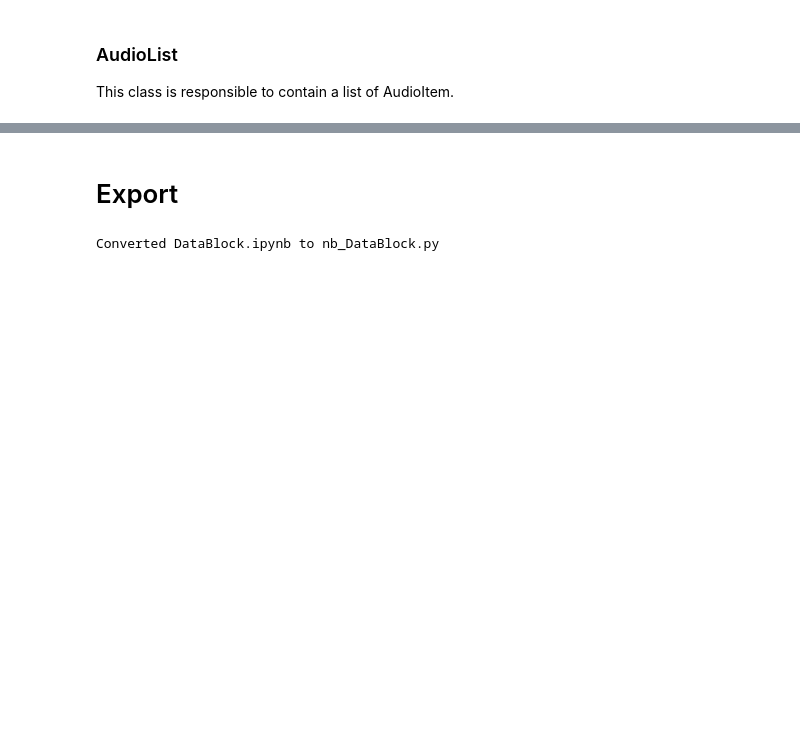
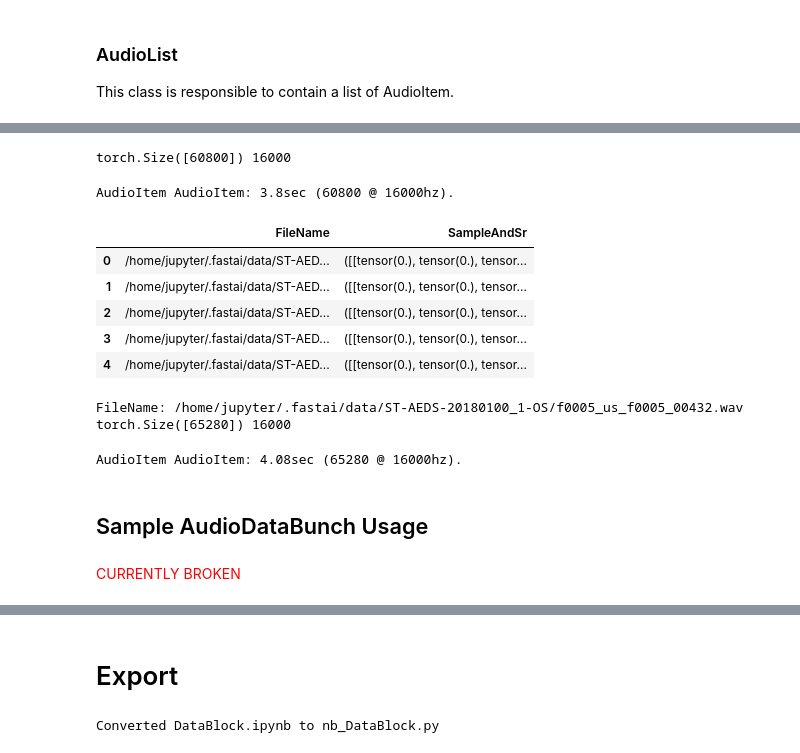
Before and after one commit to fastaudio/fastai_audio, a Jupyter notebook: DataBlock.ipynb, the cells around one changed output, grey strips where cells are left out. Drawn from its saved outputs; the diff is of its cells as text; code cells hidden in the pictures; blank space fills up the shorter version.

Commit message:
Optimised most transforms; cleaned up API; removed unneccesary helper functions; fixed REPRESENTATION; added file type extension check; probably some other stuff

```diff
--- a/DataBlock.ipynb
+++ b/DataBlock.ipynb
@@ -29,4 +18,0 @@ from IPython.display import Audio
-# %%
-# Standard path notation for fast.ai
-# The files willbe saved on $HOME/.fastai/data/timit/
-path = getFastAiWorkingDirectory('timit')
@@ -49,8 +29,7 @@ class AudioItem(ItemBase):
         self.kwargs = kwargs
 
     def __str__(self):
-        return 'REPRESENTATION'
-        if isinstance(self.data, AudioData): return f'Duration: {self.duration} seconds.'
+        if isinstance(self.data, AudioData): return f'{self.__class__.__name__}: {self.duration}sec ({len(self)} @ {self.data.sr}hz).'
         else: return f'{type(self.data)}: {self.data.shape}'
     def __len__(self): return self.data.sig.shape[0]
     def _repr_html_(self): return f'{self.__str__()}<br />{self.ipy_audio._repr_html_()}'
@@ -302,0 +131,6 @@ batch_size = 8
+# %%
+from fastai.basics import url2name, datapath4file, untar_data
+data_url = 'http://www.openslr.org/resources/45/ST-AEDS-20180100_1-OS'
+path = datapath4file(url2name(data_url))
+untar_data(data_url, dest = path)
+good_sample = path.ls()[256] # arbitrary choice of file
@@ -302,0 +191,53 @@ batch_size = 8
+# %%
+def test_AudioList_from_folder():
+    p = path
+
+    #Create AudioList
+    ils = AudioList.from_folder(p)
+
+    #Test an item
+    i=4
+    a = ils.get(i)
+    print(a.data.sig.shape, a.data.sr)
+    display(a)
+
+test_AudioList_from_folder()
+# %% [output]
+torch.Size([60800]) 16000
+AudioItem AudioItem: 3.8sec (60800 @ 16000hz).
+# %%
+def test_AudioList_from_df_data_and_sr():
+
+    #Create Data Frame
+    df = pd.DataFrame(glob.glob(str(path/'**/*.wav'), recursive=True)[:10])
+    df.columns = ['FileName']
+    df['SampleAndSr']=df['FileName'].apply(lambda n: torchaudio.load(n))
+    #df = df['tmp'].drop()
+
+    display(df.head())
+
+    #Create AudioList
+    ils = AudioList.from_df(df, path, cols=['SampleAndSr'])
+
+    #Test an item
+    i=6
+    print(f'FileName: {df.FileName[i]}')
+    a = ils.get(i)
+    print(a.data.sig.shape, a.data.sr)
+    display(a)
+
+test_AudioList_from_df_data_and_sr()
+# %% [output]
+|  | FileName | SampleAndSr |
+| 0 | /home/jupyter/.fastai/data/ST-AED... | ([[tensor(0.), tensor(0.), tensor... |
+| 1 | /home/jupyter/.fastai/data/ST-AED... | ([[tensor(0.), tensor(0.), tensor... |
+| 2 | /home/jupyter/.fastai/data/ST-AED... | ([[tensor(0.), tensor(0.), tensor... |
+| 3 | /home/jupyter/.fastai/data/ST-AED... | ([[tensor(0.), tensor(0.), tensor... |
+| 4 | /home/jupyter/.fastai/data/ST-AED... | ([[tensor(0.), tensor(0.), tensor... |
+FileName: /home/jupyter/.fastai/data/ST-AEDS-20180100_1-OS/f0005_us_f0005_00432.wav
+torch.Size([65280]) 16000
+AudioItem AudioItem: 4.08sec (65280 @ 16000hz).
+# %% [markdown]
+## Sample AudioDataBunch Usage
+# %% [markdown]
+<span style="color:red">CURRENTLY BROKEN</span>
```
Also changed, not shown: parts of 37 cells of this notebook, 2 other files.
